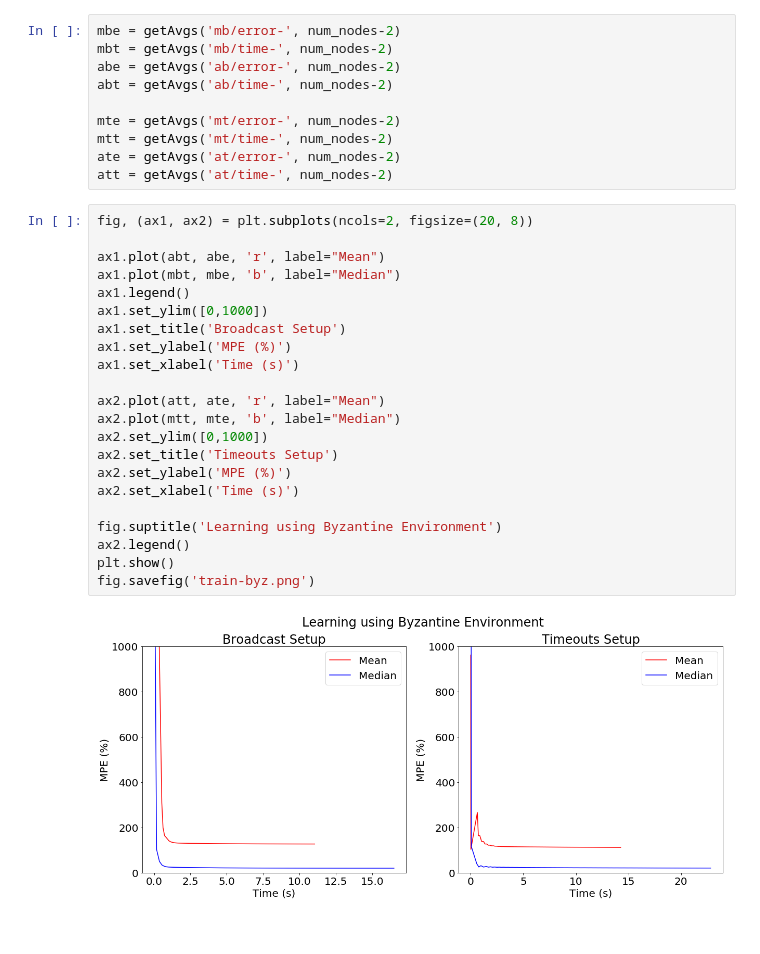
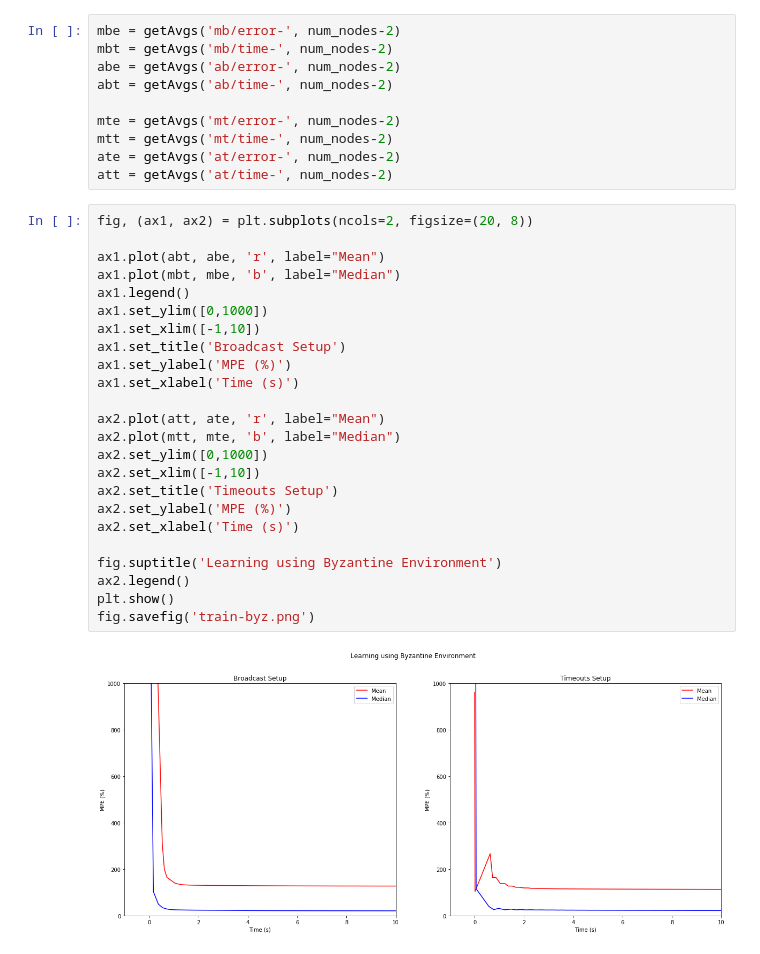
Before and after one commit to ageapps/in-network-aggregation, a Jupyter notebook: ml/Data.ipynb, the cells around one changed output. Drawn from its saved outputs; the diff is of its cells as text.

```diff
--- a/ml/Data.ipynb
+++ b/ml/Data.ipynb
@@ -114,24 +114,26 @@ att = getAvgs('at/time-', num_nodes-2)
 # %%
 fig, (ax1, ax2) = plt.subplots(ncols=2, figsize=(20, 8))
 
 ax1.plot(abt, abe, 'r', label="Mean")
 ax1.plot(mbt, mbe, 'b', label="Median")
 ax1.legend()
 ax1.set_ylim([0,1000])
+ax1.set_xlim([-1,10])
 ax1.set_title('Broadcast Setup')
 ax1.set_ylabel('MPE (%)')
 ax1.set_xlabel('Time (s)')
 
 ax2.plot(att, ate, 'r', label="Mean")
 ax2.plot(mtt, mte, 'b', label="Median")
 ax2.set_ylim([0,1000])
+ax2.set_xlim([-1,10])
 ax2.set_title('Timeouts Setup')
 ax2.set_ylabel('MPE (%)')
 ax2.set_xlabel('Time (s)')
 
 fig.suptitle('Learning using Byzantine Environment')
 ax2.legend()
 plt.show()
 fig.savefig('train-byz.png')
 # %% [output]
-[figure, old version]
+[figure, new version]
```
Also changed, not shown: parts of 2 cells of this notebook, 4 other files.
